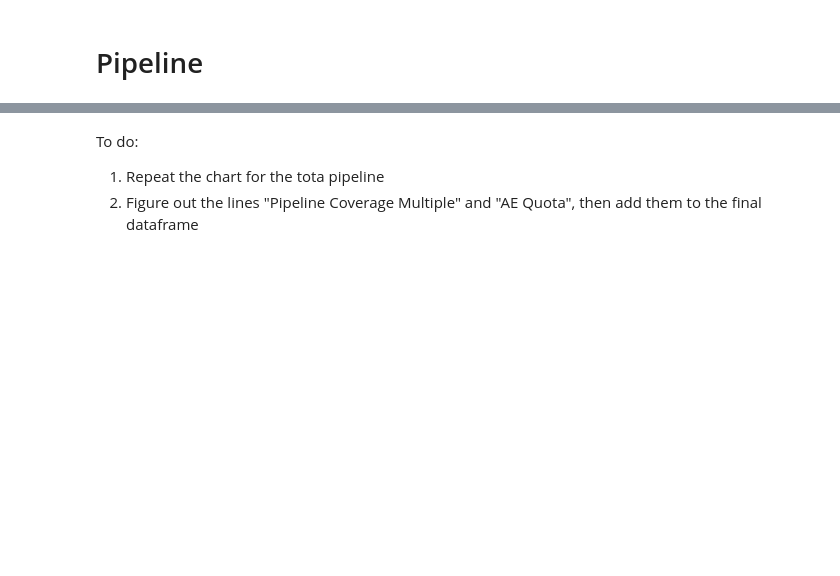
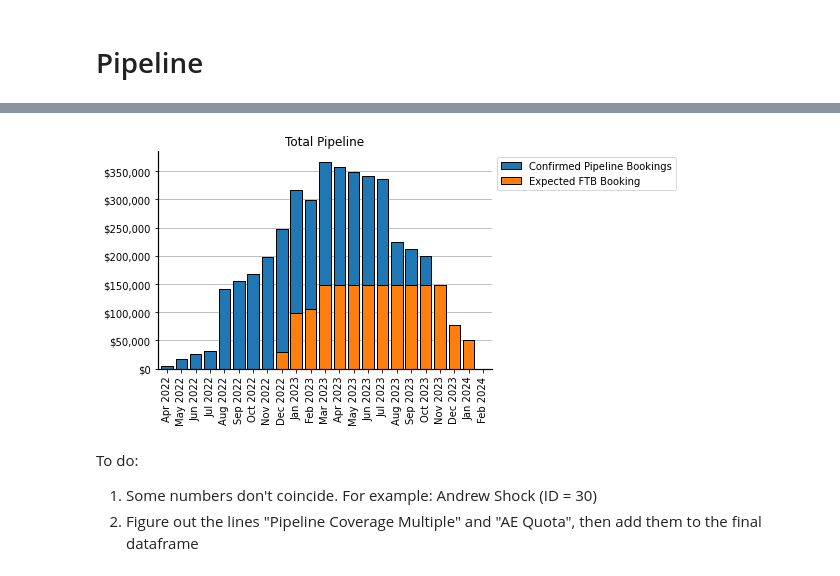
Before and after one commit to EnricoBorriello/Pipeline, a Jupyter notebook: Main.ipynb, the cells around one changed output, grey strips where cells are left out. Drawn from its saved outputs; the diff is of its cells as text; code cells hidden in the pictures; blank space fills up the shorter version.

```diff
--- a/Main.ipynb
+++ b/Main.ipynb
@@ -319,4 +300,48 @@ styled_df
+# %%
+df_back = merged_df.loc['$ Total Pipeline']
+df_front = merged_df.loc['$ Expected FTB Booking']
+# %%
+ax = (df_back.T).plot(kind='bar',
+                y='$ Total Pipeline',
+                rot=90, width=0.8, edgecolor='black',
+                legend=False,
+                title='Total Pipeline',
+                color = 'C0');
+ax.set_axisbelow(True)
+ax.yaxis.grid(True)
+ax.spines['left'].set_linewidth(1.2)   # Left spine
+ax.spines['bottom'].set_linewidth(1.2) # Bottom spine
+ax.spines['right'].set_visible(False) # Right spine
+ax.spines['top'].set_visible(False)   # Top spine
+
+ax.yaxis.set_major_formatter(mticker.StrMethodFormatter('${x:,.0f}'))
+
+
+ax = (df_front.T).plot(kind='bar',
+                y='$ Total Pipeline',
+                rot=90, width=0.8, edgecolor='black',
+                legend=False,
+                #title=label1,
+                color = 'C1');
+ax.set_axisbelow(True)
+ax.yaxis.grid(True)
+ax.spines['left'].set_linewidth(1.2)   # Left spine
+ax.spines['bottom'].set_linewidth(1.2) # Bottom spine
+ax.spines['right'].set_visible(False) # Right spine
+ax.spines['top'].set_visible(False)   # Top spine
+
+ax.yaxis.set_major_formatter(mticker.StrMethodFormatter('${x:,.0f}'))
+
+#ax.legend(loc='center left', bbox_to_anchor=(1.0, 0.5))
+
+legend_labels = ['Confirmed Pipeline Bookings','Expected FTB Booking']
+ax.legend(legend_labels, loc='lower left', bbox_to_anchor=(1.0, .8))
+
+
+plt.show()
+# %% [output]
+[figure, added]
 # %% [markdown]
 To do:
-1. Repeat the chart for the tota pipeline
+1. Some numbers don't coincide. For example: Andrew Shock (ID = 30)
 2. Figure out the lines "Pipeline Coverage Multiple" and "AE Quota", then add them to the final dataframe
```
Also changed, not shown: parts of 15 cells of this notebook.
